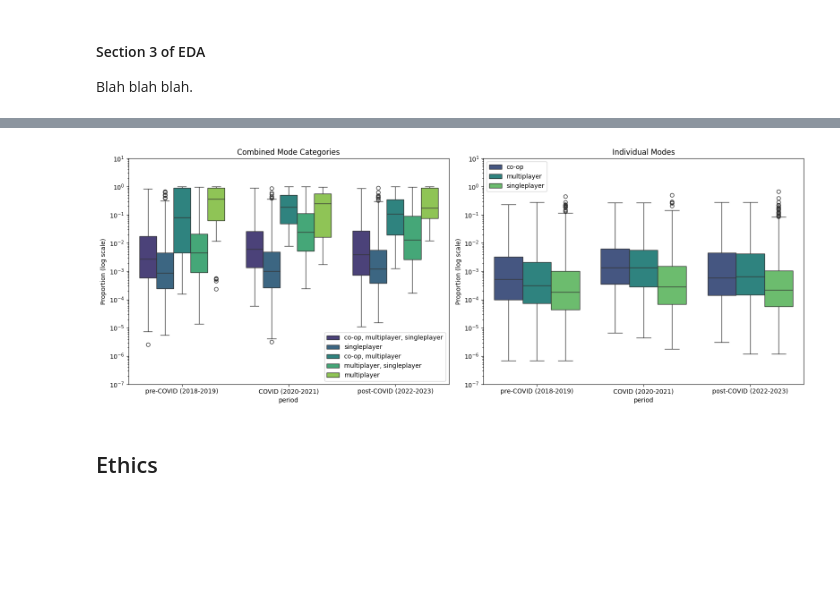
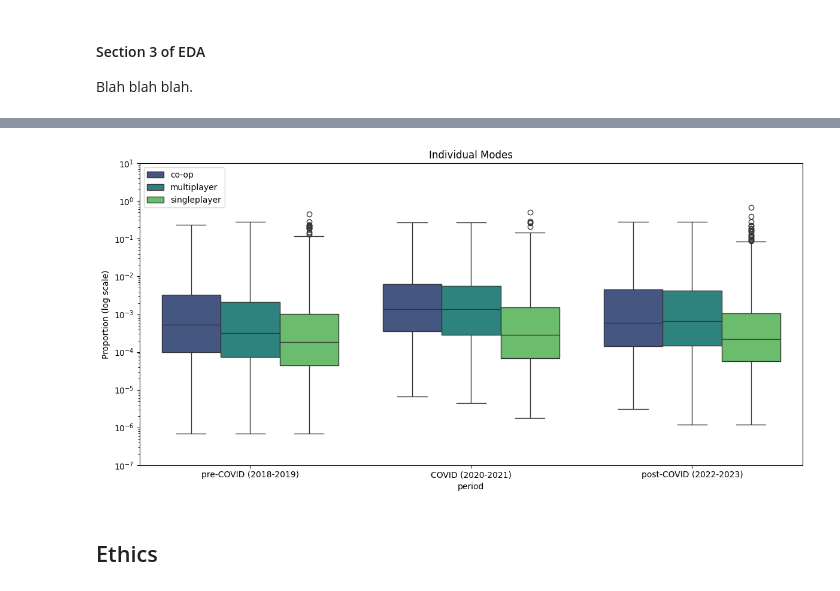
Before and after one commit to COGS108/Group038_WI26, a Jupyter notebook: 02-EDACheckpoint.ipynb, the cells around one changed output, grey strips where cells are left out. Drawn from its saved outputs; the diff is of its cells as text; code cells hidden in the pictures; blank space fills up the shorter version.

```diff
--- a/02-EDACheckpoint.ipynb
+++ b/02-EDACheckpoint.ipynb
@@ -222,44 +235,46 @@ plt.show()
 # %%
 
 df_individual = explode_individual(df)
 
-df_group_boxplot = df.copy()
-df_group_boxplot['period'] = df_group_boxplot['year'].apply(assgin_period)
-df_group_boxplot['proportion'] = df_group_boxplot.groupby(['month_dt', 'mode'])['peak_players'].transform(
-    lambda x: x / x.sum()
-)
+#df_group_boxplot = df.copy()
+#df_group_boxplot['period'] = df_group_boxplot['year'].apply(assgin_period)
+#df_group_boxplot['proportion'] = df_group_boxplot.groupby(['month_dt', 'mode'])['peak_players'].transform(
+    #lambda x: x / x.sum()
+#)
 
 
 df_boxplot = df_individual.copy()
 df_boxplot['period'] = df_boxplot['year'].apply(assgin_period)
 df_boxplot['total_by_month'] = df_boxplot.groupby('month_dt')['peak_players'].transform('sum')
 df_boxplot['proportion'] = df_boxplot['peak_players'] / df_boxplot['total_by_month']
 
 order = ["pre-COVID (2018-2019)", "COVID (2020-2021)", "post-COVID (2022-2023)"]
 
 
-fig, (ax1, ax2) = plt.subplots(1, 2, figsize=(16, 6))
+#fig, (ax1, ax2) = plt.subplots(1, 2, figsize=(16, 6))
 
-sns.boxplot(data=df_group_boxplot, x='period', y='proportion', hue='mode',
-            order=order, palette='viridis', log_scale=True, ax=ax1)
-ax1.set_title("Combined Mode Categories")
-ax1.set_ylabel("Proportion (log scale)")
-ax1.set_ylim(bottom=0.0000001)
-ax1.set_ylim(top=10)
-ax1.legend(loc='best')
+#sns.boxplot(data=df_group_boxplot, x='period', y='proportion', hue='mode',
+            #order=order, palette='viridis', log_scale=True, ax=ax1)
+#ax1.set_title("Combined Mode Categories")
+#ax1.set_ylabel("Proportion (log scale)")
+#ax1.set_ylim(bottom=0.0000001)
+#ax1.set_ylim(top=10)
+#ax1.legend(loc='best')
 
-sns.boxplot(data=df_boxplot, x='period', y='proportion', hue='mode',
-            order=order, palette='viridis', log_scale=True, ax=ax2)
-ax2.set_ylim(bottom=0.0000001)
-ax2.set_ylim(top=10)
-ax2.set_ylabel("Proportion (log scale)")
-ax2.set_title("Individual Modes")
-ax2.legend(loc='best')
+
+plt.figure(figsize=(12, 6))
+g3 = sns.boxplot(data=df_boxplot, x='period', y='proportion', hue='mode',
+            order=order, palette='viridis', log_scale=True)
+g3.set_ylim(bottom=0.0000001)
+g3.set_ylim(top=10)
+g3.set_ylabel("Proportion (log scale)")
+g3.set_title("Individual Modes")
+g3.legend(loc='best')
 
 plt.tight_layout()
 plt.show()
 # %% [output]
-[figure, old version]
+[figure, new version]
 # %% [markdown]
 ## Ethics
 # %% [markdown]
```
Also changed, not shown: parts of 3 cells of this notebook.
